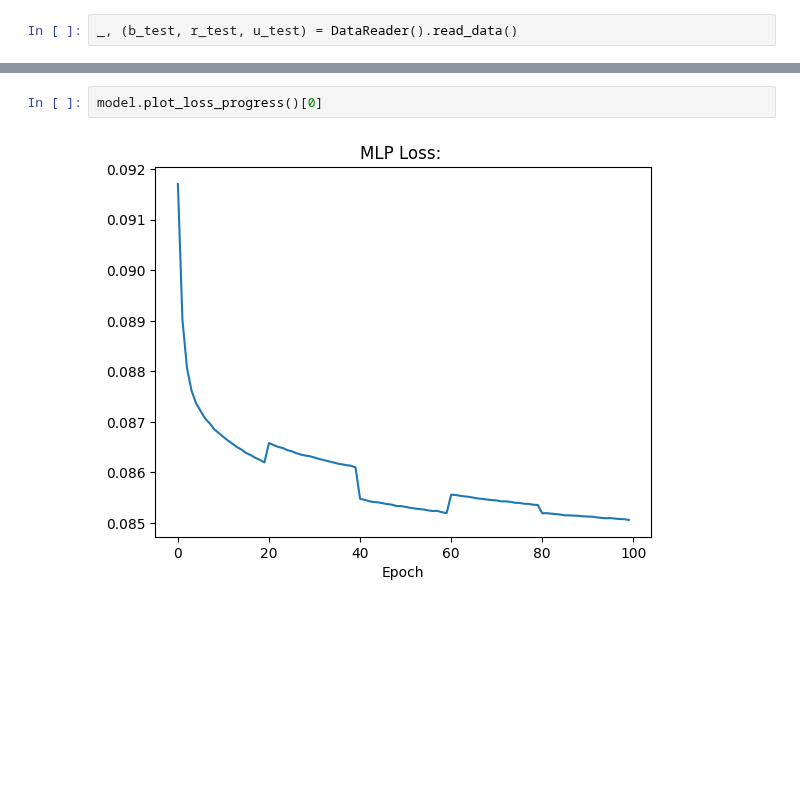
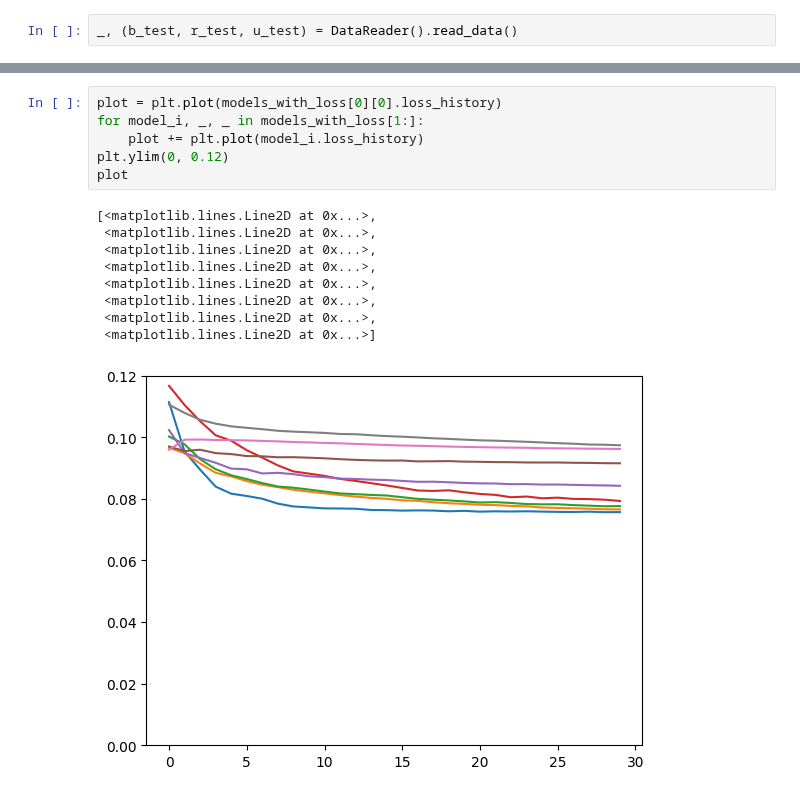
Before and after one commit to Tram13/masterthesis, a Jupyter notebook: src/predictor/trained_MLP_validation.ipynb, the cells around one changed output, grey strips where cells are left out. Saved outputs shown, nothing was run; the diff lists cells and outputs as text; blank space fills up the shorter version.

```diff
--- a/src/predictor/trained_MLP_validation.ipynb
+++ b/src/predictor/trained_MLP_validation.ipynb
@@ -170,4 +173,16 @@ Models used: {'current_model_name': 'online_model_400top_97.bert', 'use_sentimen
-# %%
-model.plot_loss_progress()[0]
-# %% [output]
-[figure, removed]
+# %%
+plot = plt.plot(models_with_loss[0][0].loss_history)
+for model_i, _, _ in models_with_loss[1:]:
+    plot += plt.plot(model_i.loss_history)
+plt.ylim(0, 0.12)
+plot
+# %% [output]
+[<matplotlib.lines.Line2D at 0x...>,
+ <matplotlib.lines.Line2D at 0x...>,
+ <matplotlib.lines.Line2D at 0x...>,
+ <matplotlib.lines.Line2D at 0x...>,
+ <matplotlib.lines.Line2D at 0x...>,
+ <matplotlib.lines.Line2D at 0x...>,
+ <matplotlib.lines.Line2D at 0x...>,
+ <matplotlib.lines.Line2D at 0x...>]
+[figure, added]
```
Also changed, not shown: parts of 5 cells of this notebook.
